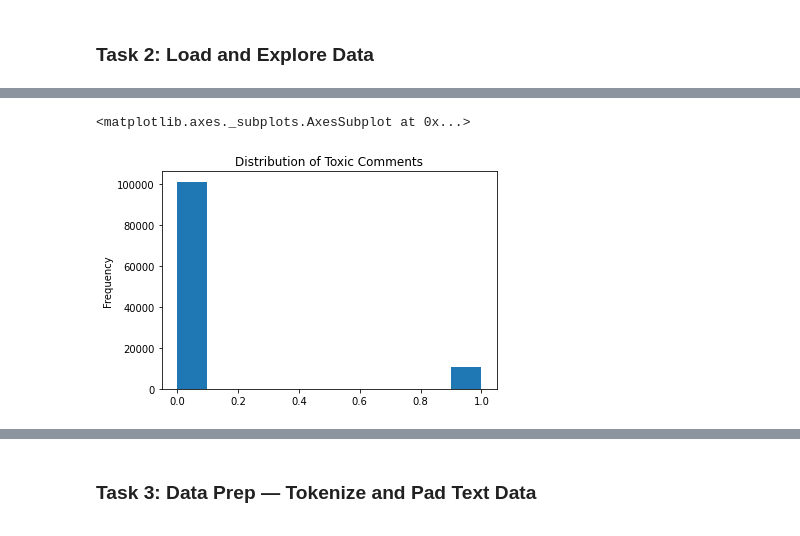
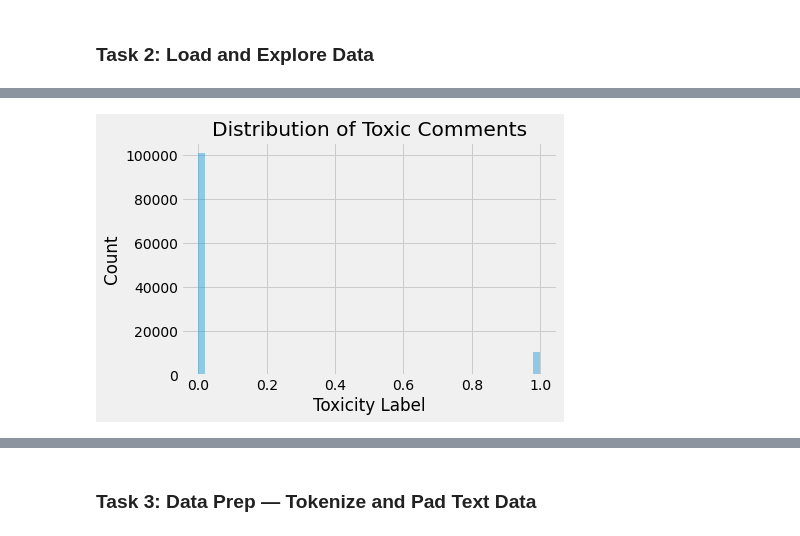
Before and after one commit to ai4all-sfu/NLP_2020, a Jupyter notebook: hate_speech_classification.ipynb, the cells around one changed output, grey strips where cells are left out. Cells and saved outputs as stored; diff of their text form; code cells hidden in the pictures.

```diff
--- a/hate_speech_classification.ipynb
+++ b/hate_speech_classification.ipynb
@@ -24,6 +16,7 @@ from tensorflow.keras.layers import Conv1D, GlobalMaxPooling1D, MaxPooling1D
 from sklearn.model_selection import train_test_split
 from sklearn.metrics import accuracy_score, f1_score, confusion_matrix
 import seaborn as sns
+plt.style.use('fivethirtyeight')
 print(tf.__version__)
 # %% [output]
 2.2.0
@@ -31,4 +24,4 @@ print(tf.__version__)
 ### Task 2: Load and Explore Data
 # %%
 # Load data
-train_df= pd.read_csv('train.csv').fillna(' ')
+df = pd.read_csv('comments.csv').fillna(' ')
@@ -86,9 +83,12 @@ plt.show()
 # %%
 # Plot frequency of toxic comments
-train_df['toxic'].plot(kind='hist',title='Distribution of Toxic Comments')
+fig = sns.distplot(df['toxic'], kde=False)
+plt.xlabel("Toxicity Label")
+plt.ylabel("Count")
+plt.title("Distribution of Toxic Comments")
+plt.show(fig)
 # %% [output]
-<matplotlib.axes._subplots.AxesSubplot at 0x...>
-[figure, old version]
+[figure, new version]
 # %%
 train_df['toxic'].value_counts()
 # %% [output]
```
Also changed, not shown: parts of 24 cells of this notebook, 2 other files.
